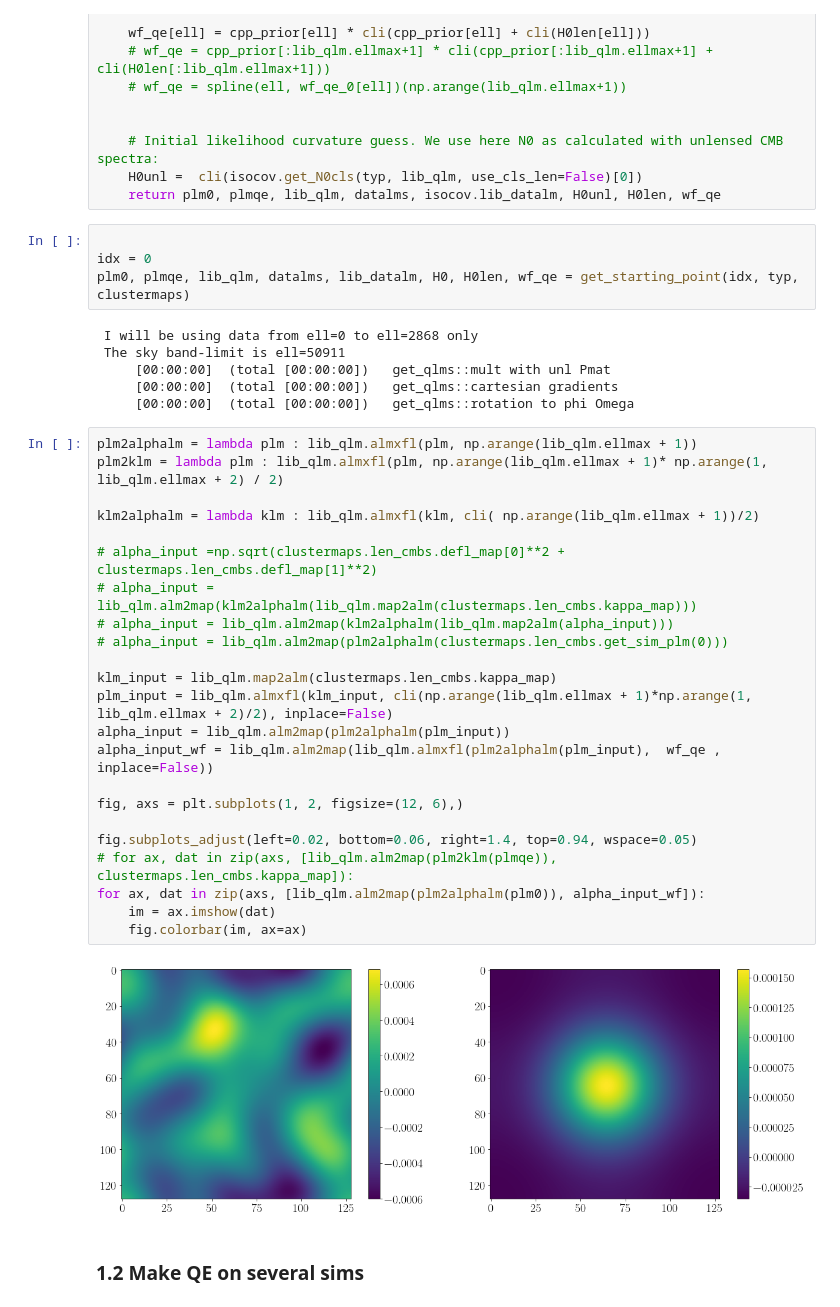
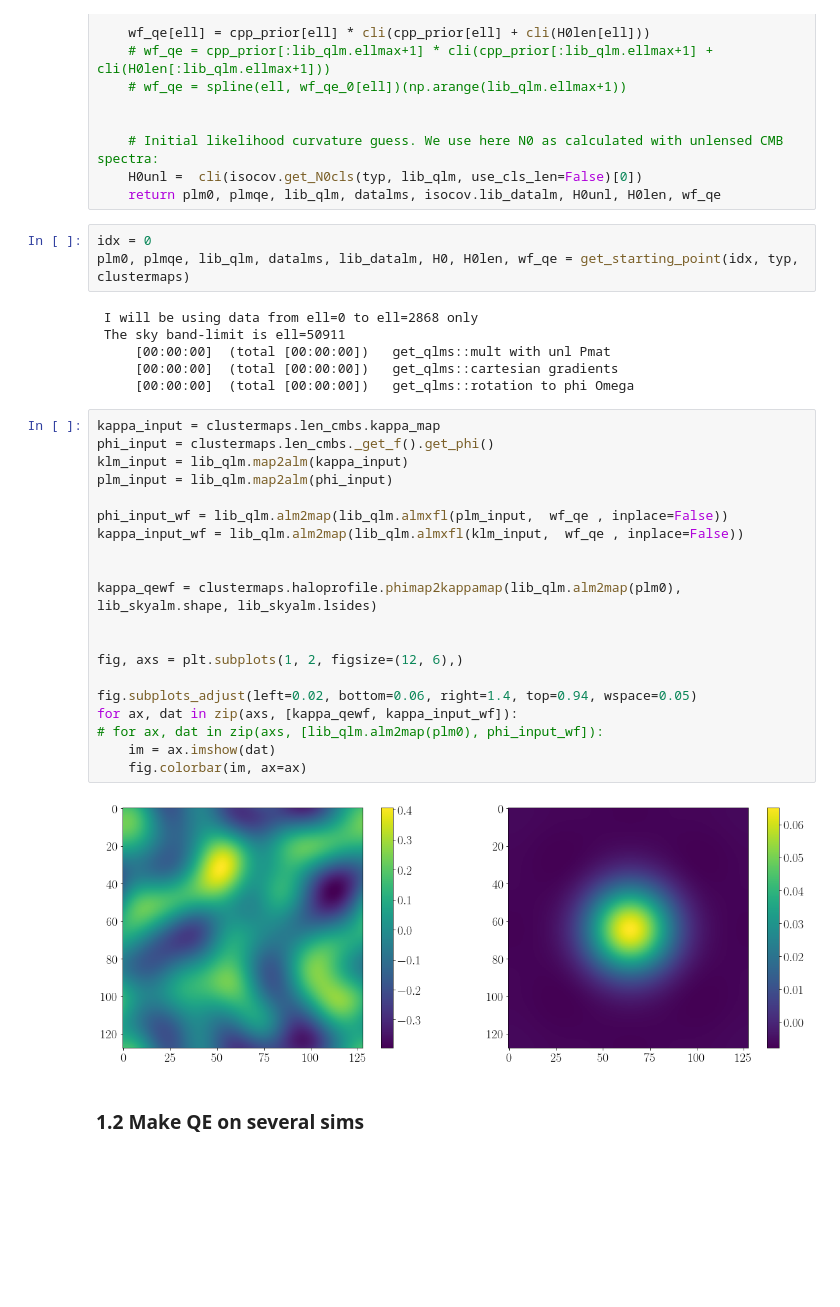
Before and after one commit to carronj/LensIt, a Jupyter notebook: notebooks/get_mass_estimate.ipynb, the cells around one changed output. Drawn from its saved outputs; the diff is of its cells as text; blank space fills up the shorter version.

Commit message:
flat sky FT for kappa to phi

```diff
--- a/notebooks/get_mass_estimate.ipynb
+++ b/notebooks/get_mass_estimate.ipynb
@@ -182,7 +182,6 @@ def get_starting_point(idx, typ, clustermaps):
     H0unl =  cli(isocov.get_N0cls(typ, lib_qlm, use_cls_len=False)[0])
     return plm0, plmqe, lib_qlm, datalms, isocov.lib_datalm, H0unl, H0len, wf_qe
 # %%
-
 idx = 0
 plm0, plmqe, lib_qlm, datalms, lib_datalm, H0, H0len, wf_qe = get_starting_point(idx, typ, clustermaps)
 # %% [output]
@@ -192,30 +191,27 @@ plm0, plmqe, lib_qlm, datalms, lib_datalm, H0, H0len, wf_qe = get_starting_point
      [00:00:00]  (total [00:00:00])   get_qlms::cartesian gradients
      [00:00:00]  (total [00:00:00])   get_qlms::rotation to phi Omega
 # %%
-plm2alphalm = lambda plm : lib_qlm.almxfl(plm, np.arange(lib_qlm.ellmax + 1))
-plm2klm = lambda plm : lib_qlm.almxfl(plm, np.arange(lib_qlm.ellmax + 1)* np.arange(1, lib_qlm.ellmax + 2) / 2)
+kappa_input = clustermaps.len_cmbs.kappa_map
+phi_input = clustermaps.len_cmbs._get_f().get_phi()
+klm_input = lib_qlm.map2alm(kappa_input)
+plm_input = lib_qlm.map2alm(phi_input)
 
-klm2alphalm = lambda klm : lib_qlm.almxfl(klm, cli( np.arange(lib_qlm.ellmax + 1))/2)
+phi_input_wf = lib_qlm.alm2map(lib_qlm.almxfl(plm_input,  wf_qe , inplace=False))
+kappa_input_wf = lib_qlm.alm2map(lib_qlm.almxfl(klm_input,  wf_qe , inplace=False))
 
-# alpha_input =np.sqrt(clustermaps.len_cmbs.defl_map[0]**2 + clustermaps.len_cmbs.defl_map[1]**2)
-# alpha_input = lib_qlm.alm2map(klm2alphalm(lib_qlm.map2alm(clustermaps.len_cmbs.kappa_map)))
-# alpha_input = lib_qlm.alm2map(klm2alphalm(lib_qlm.map2alm(alpha_input)))
-# alpha_input = lib_qlm.alm2map(plm2alphalm(clustermaps.len_cmbs.get_sim_plm(0)))
 
-klm_input = lib_qlm.map2alm(clustermaps.len_cmbs.kappa_map)
-plm_input = lib_qlm.almxfl(klm_input, cli(np.arange(lib_qlm.ellmax + 1)*np.arange(1, lib_qlm.ellmax + 2)/2), inplace=False)
-alpha_input = lib_qlm.alm2map(plm2alphalm(plm_input))
-alpha_input_wf = lib_qlm.alm2map(lib_qlm.almxfl(plm2alphalm(plm_input),  wf_qe , inplace=False))
+kappa_qewf = clustermaps.haloprofile.phimap2kappamap(lib_qlm.alm2map(plm0), lib_skyalm.shape, lib_skyalm.lsides)
+
 
 fig, axs = plt.subplots(1, 2, figsize=(12, 6),)
 
 fig.subplots_adjust(left=0.02, bottom=0.06, right=1.4, top=0.94, wspace=0.05)
-# for ax, dat in zip(axs, [lib_qlm.alm2map(plm2klm(plmqe)), clustermaps.len_cmbs.kappa_map]):
-for ax, dat in zip(axs, [lib_qlm.alm2map(plm2alphalm(plm0)), alpha_input_wf]):
+for ax, dat in zip(axs, [kappa_qewf, kappa_input_wf]):
+# for ax, dat in zip(axs, [lib_qlm.alm2map(plm0), phi_input_wf]):
     im = ax.imshow(dat)
     fig.colorbar(im, ax=ax)
 # %% [output]
-[figure, old version]
+[figure, new version]
 # %% [markdown]
 ### 1.2 Make QE on several sims
 # %%
```
Also changed, not shown: parts of 5 cells of this notebook, 3 other files.
